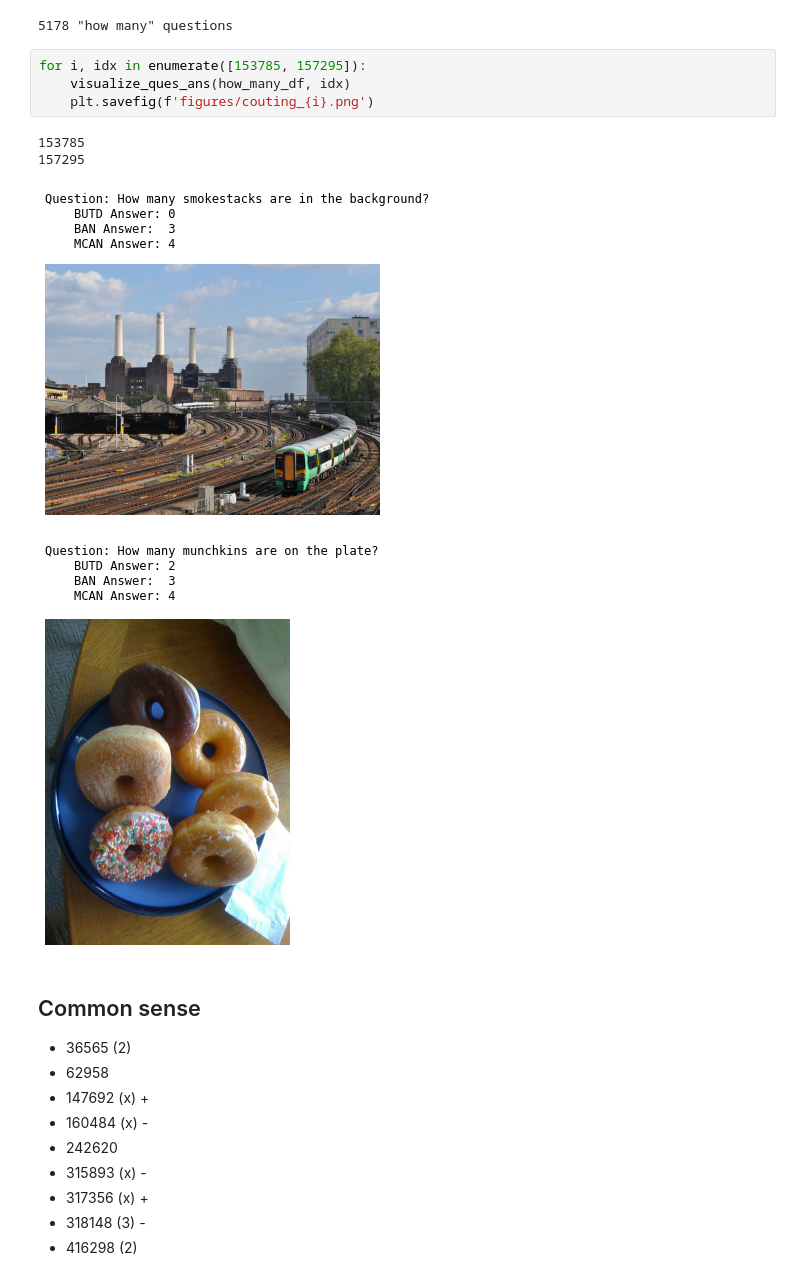
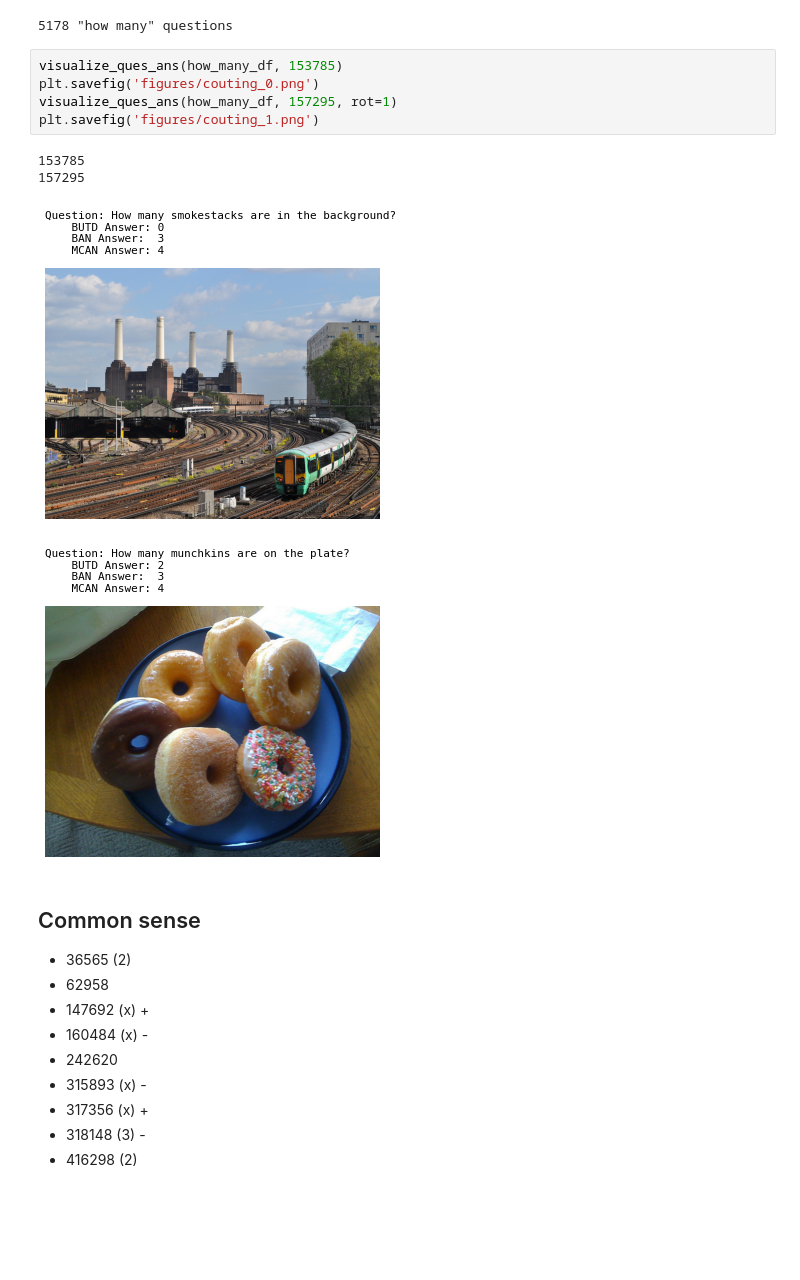
Before and after one commit to zhaoyi3264/openvqa, a Jupyter notebook: visualization.ipynb, the cells around one changed output. Cells and saved outputs as stored; diff of their text form; blank space fills up the shorter version.

```diff
--- a/visualization.ipynb
+++ b/visualization.ipynb
@@ -241,15 +243,16 @@ how_many_df = all_diff_df[how_many]
 print(len(how_many_df), '"how many" questions')
 # %% [output]
 5178 "how many" questions
-# %%
-for i, idx in enumerate([153785, 157295]):
-    visualize_ques_ans(how_many_df, idx)
-    plt.savefig(f'figures/couting_{i}.png')
-# %% [output]
-153785
-157295
-[figure, removed]
-[figure, removed]
+# %%
+visualize_ques_ans(how_many_df, 153785)
+plt.savefig('figures/couting_0.png')
+visualize_ques_ans(how_many_df, 157295, rot=1)
+plt.savefig('figures/couting_1.png')
+# %% [output]
+153785
+157295
+[figure, added]
+[figure, added]
 # %% [markdown]
 ## Common sense
 
```
Also changed, not shown: parts of 4 cells of this notebook, 4 other files.
